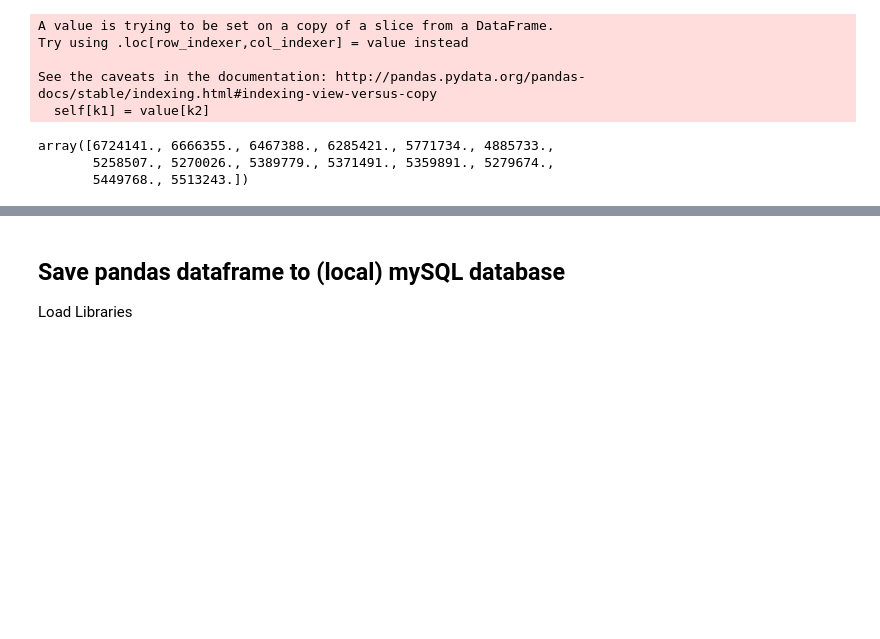
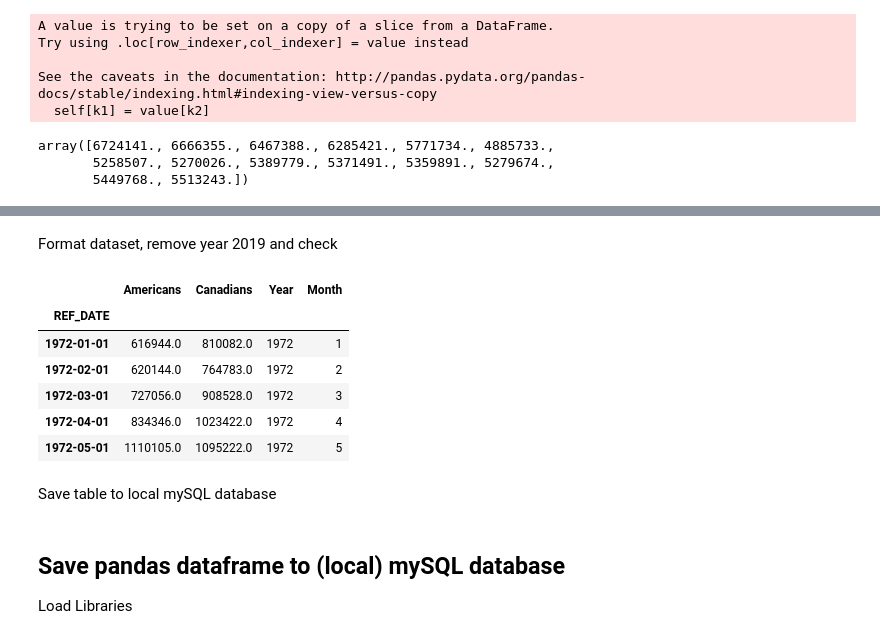
Before and after one commit to AMacumber/Canada_US_BorderCrossings, a Jupyter notebook: Code02_Py_DataWrangling.ipynb, the cells around one changed output, grey strips where cells are left out. Cells and saved outputs as stored; diff of their text form; code cells hidden in the pictures; blank space fills up the shorter version.

Commit message:
Completed notebook that checks if ts is stationary

```diff
--- a/Code02_Py_DataWrangling.ipynb
+++ b/Code02_Py_DataWrangling.ipynb
@@ -292,0 +305,10 @@ array([6724141., 6666355., 6467388., 6285421., 5771734., 4885733.,
+# %%
+# Establish connection
+engine = create_engine("mysql://root:PASSWORD@localhost/bordercrossings")
+con = engine.connect()
+
+# Create Dataframe from Query; see DataWrangling for details
+border_ts_000 = pd.read_sql('SELECT * FROM border_ts_000', con=con)
+
+# Close connections
+con.close()
@@ -292,0 +331,19 @@ array([6724141., 6666355., 6467388., 6285421., 5771734., 4885733.,
+# %% [markdown]
+Format dataset, remove year 2019 and check
+# %%
+border_ts_000['REF_DATE'] = pd.to_datetime(border_ts_000['REF_DATE'])
+border_ts_000 = border_ts_000.set_index('REF_DATE')
+
+border_ts_001 = border_ts_000.loc['1972':'2018']
+
+border_ts_001.head()
+# %% [output]
+|  | Americans | Canadians | Year | Month |
+| REF_DATE |  |  |  |  |
+| 1972-01-01 | 616944.0 | 810082.0 | 1972 | 1 |
+| 1972-02-01 | 620144.0 | 764783.0 | 1972 | 2 |
+| 1972-03-01 | 727056.0 | 908528.0 | 1972 | 3 |
+| 1972-04-01 | 834346.0 | 1023422.0 | 1972 | 4 |
+| 1972-05-01 | 1110105.0 | 1095222.0 | 1972 | 5 |
+# %% [markdown]
+Save table to local mySQL database
```
Also changed, not shown: parts of 6 cells of this notebook, 4 other files.
